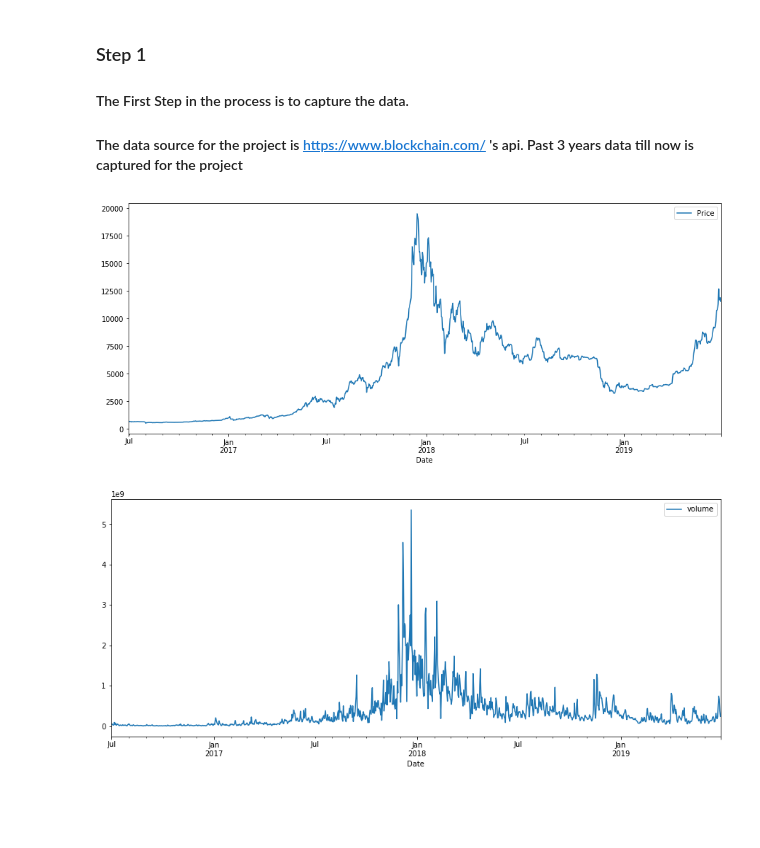
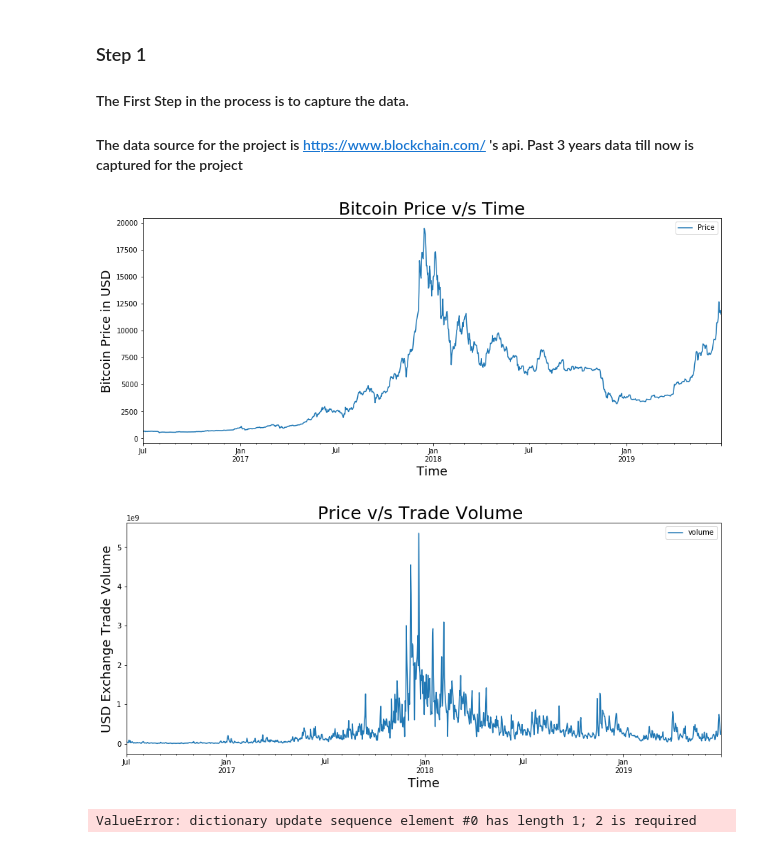
Before and after one commit to 44520-s19/wm-final-project-Rohith-saidugari, a Jupyter notebook: blockchain.ipynb, the cells around one changed output. Drawn from its saved outputs; the diff is of its cells as text; code cells hidden in the pictures; blank space fills up the shorter version.

Commit message:
commit updated plot

```diff
--- a/blockchain.ipynb
+++ b/blockchain.ipynb
@@ -53,32 +52,42 @@ myfile.close()
 # %%
 from datetime import datetime
 import pandas as pd
 import matplotlib.pyplot as plt
 
+
+# Read Price vs time data
 data = pd.read_csv('price.csv')
+# Define data frame
 df = pd.DataFrame(data, columns = ['Date', 'Price'])
-
 # Set the Date as Index
 df['Date'] = pd.to_datetime(df['Date'])
 df.index = df['Date']
 del df['Date']
+# Plot Figure with size and title
+axis = df.plot(figsize=(15, 6),title="Bitcoin Price v/s Time",fontsize=10)
+axis.set_xlabel("Time",fontsize=18)
+axis.set_ylabel("Bitcoin Price in USD",fontsize=18)
+axis.title.set_size(25)
 
-
-df.plot(figsize=(15, 6))
-plt.show()
-
-
+# Read tradevolume
 data = pd.read_csv('tradevolume.csv')
+# Define data frame
 df = pd.DataFrame(data, columns = ['Date', 'volume'])
-
 # Set the Date as Index
 df['Date'] = pd.to_datetime(df['Date'])
 df.index = df['Date']
 del df['Date']
-
-
-df.plot(figsize=(15, 6))
+axis=df.plot(figsize=(15, 6),title="Price v/s Trade Volume ")
+axis.set_xlabel("Time",fontsize=18)
+axis.set_ylabel("USD Exchange Trade Volume",fontsize=18)
+axis.title.set_size(25)
 plt.show()
 # %% [output]
-[figure, old version]
+[figure, new version]
-[figure, old version]
+[figure, new version]
+# %%
+import requests
+my_dict= dict(requests.get(Market_Cap).text)
+print(my_dict)
+# %% [output]
+ValueError: dictionary update sequence element #0 has length 1; 2 is required
```
Also changed, not shown: parts of 2 cells of this notebook, 2 other files.
